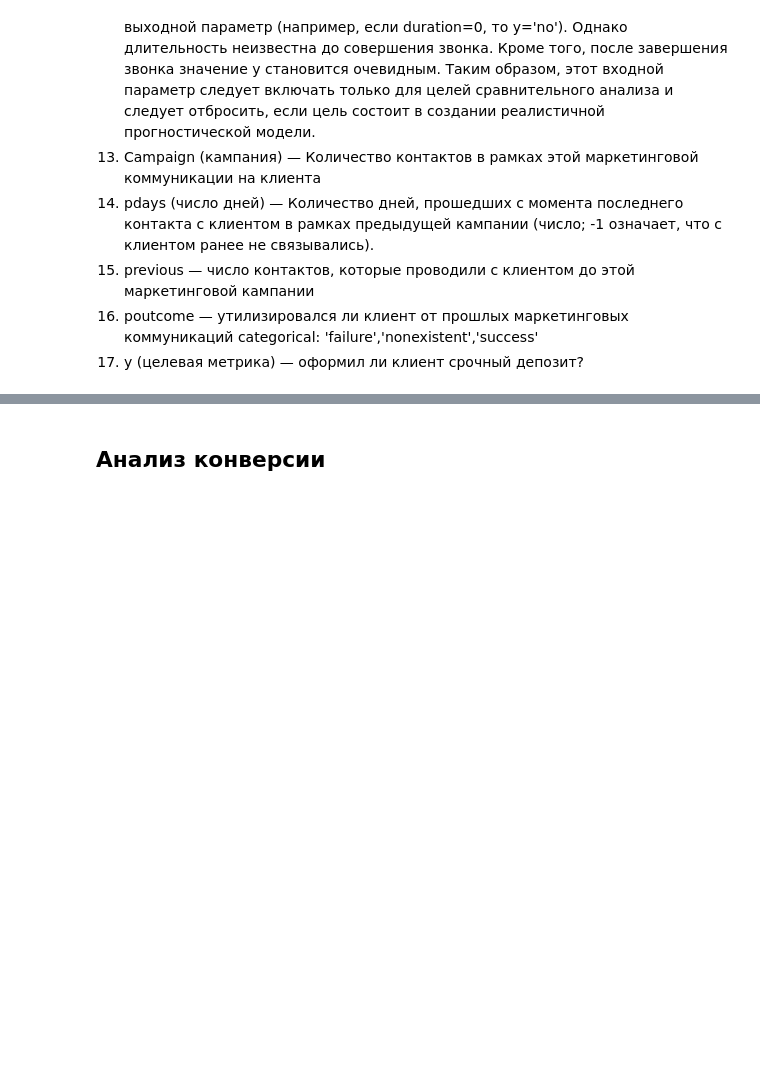
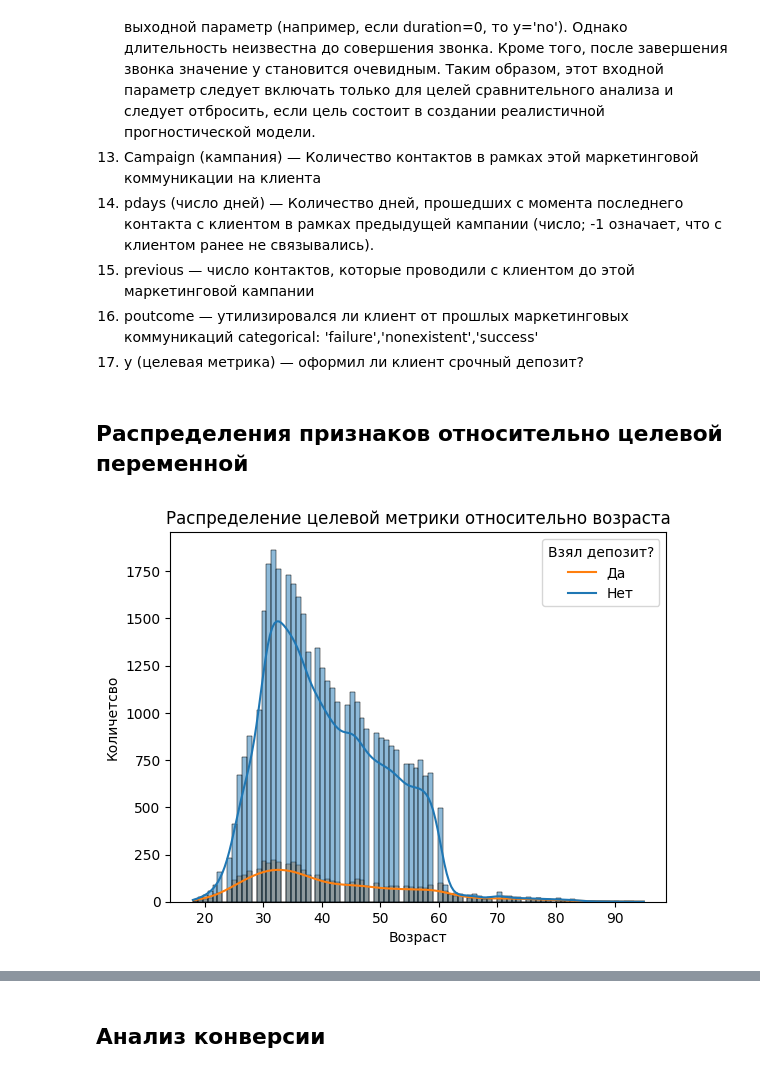
Before and after one commit to PieceOfBulka/gp_4, a Jupyter notebook: part_2.ipynb, the cells around one changed output, grey strips where cells are left out. Saved outputs shown, nothing was run; the diff lists cells and outputs as text; code cells hidden in the pictures; blank space fills up the shorter version.

```diff
--- a/part_2.ipynb
+++ b/part_2.ipynb
@@ -278,3 +278,14 @@ df.drop(columns=['y'])
 15. previous — число контактов, которые проводили с клиентом до этой маркетинговой кампании
 16. poutcome — утилизировался ли клиент от прошлых маркетинговых коммуникаций categorical: 'failure','nonexistent','success'
 17. y (целевая метрика) — оформил ли клиент срочный депозит?
+# %% [markdown]
+## Распределения признаков относительно целевой переменной
+# %%
+sns.histplot(data=df, x='age', hue='y', kde=True)
+plt.title('Распределение целевой метрики относительно возраста')
+plt.xlabel('Возраст')
+plt.ylabel('Количетсво')
+plt.legend(title='Взял депозит?', labels=['Да','Нет'])
+plt.show()
+# %% [output]
+[figure, added]
```
Also changed, not shown: parts of 65 cells of this notebook, 2 other files.
